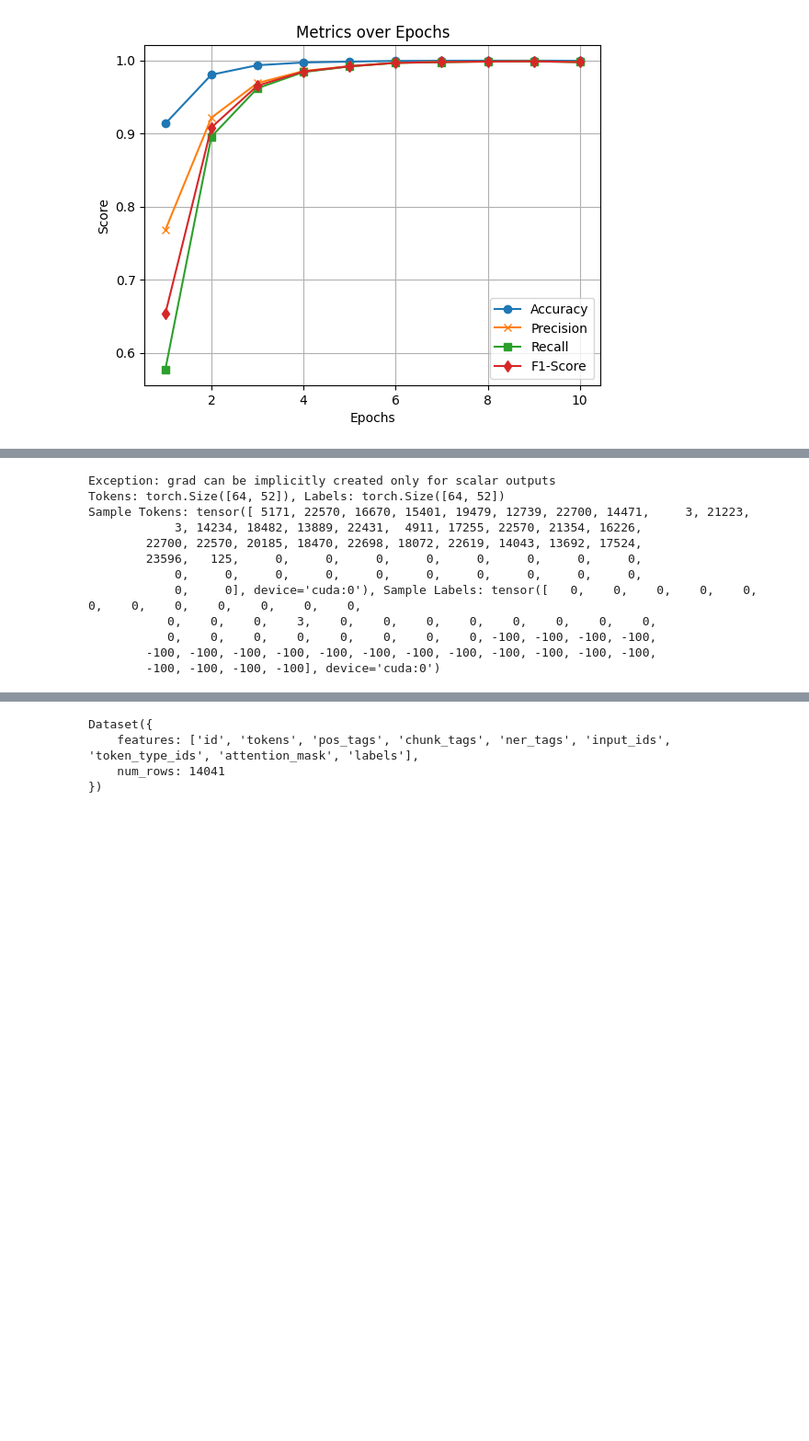
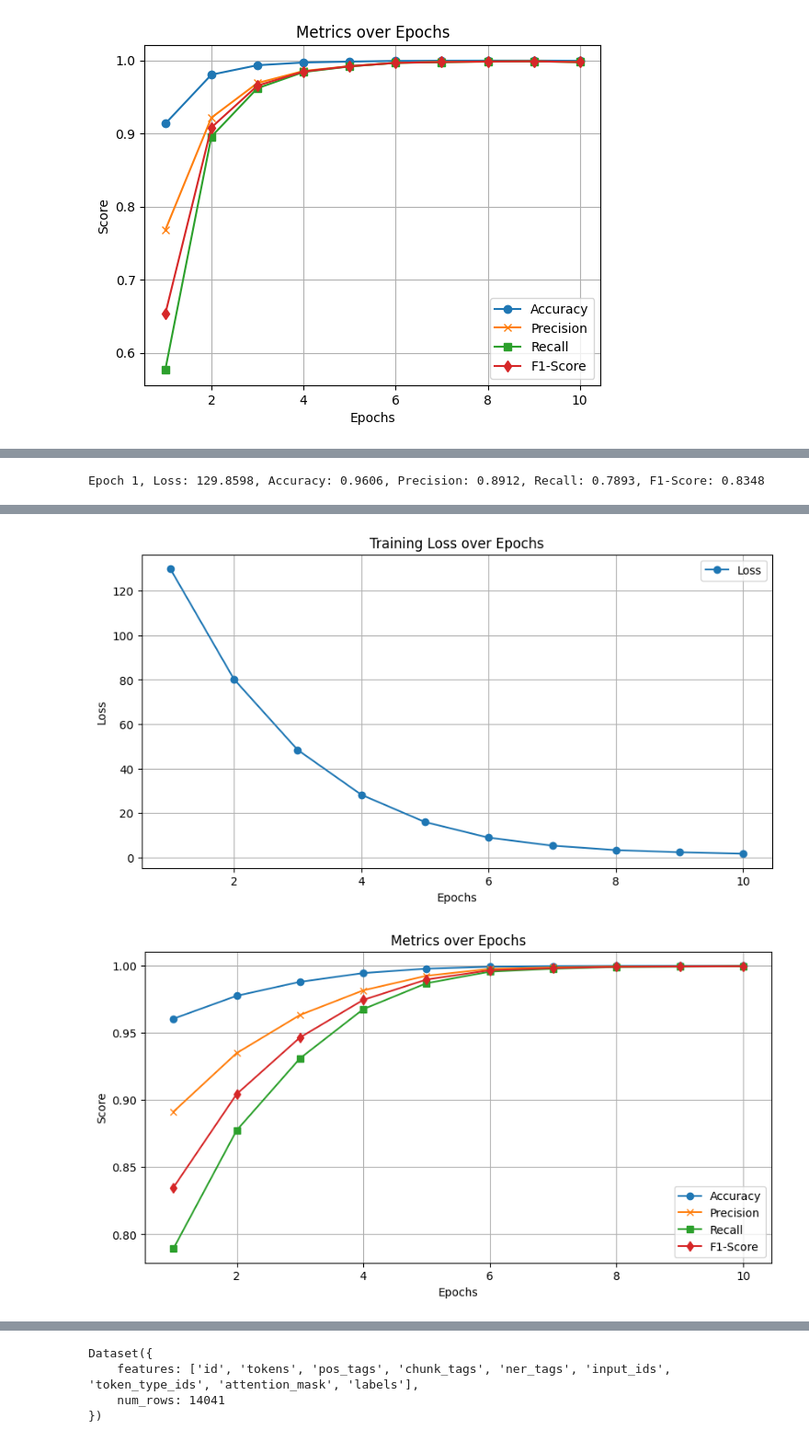
Before and after one commit to rudyrdx/ML, a Jupyter notebook: Deep Learning/NER/main2.ipynb, the cells around one changed output, grey strips where cells are left out. Shown at 92% size. Drawn from its saved outputs; the diff is of its cells as text; code cells hidden in the pictures; blank space fills up the shorter version.

```diff
--- a/Deep Learning/NER/main2.ipynb
+++ b/Deep Learning/NER/main2.ipynb
@@ -310,11 +247,17 @@ Successfully installed torchcrf-1.1.0
 # %%
+import tqdm
+loss_values = []
+accuracy_values = []
+precision_values = []
+recall_values = []
+f1_values = []
 def train_model():
     model.train()
     for epoch in range(EPOCHS):  # Number of epochs
         epoch_loss = 0
         all_preds, all_labels = [], []
 
-        for tokens, labels in train_loader:
+        for tokens, labels in tqdm.tqdm(train_loader):
             tokens, labels = tokens.to(device), labels.to(device)
             optimizer.zero_grad()
 
@@ -381,15 +324,4 @@ try:
 except Exception as e:
     print(e)
 # %% [output]
-Exception: grad can be implicitly created only for scalar outputs
-Tokens: torch.Size([64, 52]), Labels: torch.Size([64, 52])
-Sample Tokens: tensor([ 5171, 22570, 16670, 15401, 19479, 12739, 22700, 14471,     3, 21223,
-            3, 14234, 18482, 13889, 22431,  4911, 17255, 22570, 21354, 16226,
-        22700, 22570, 20185, 18470, 22698, 18072, 22619, 14043, 13692, 17524,
-        23596,   125,     0,     0,     0,     0,     0,     0,     0,     0,
-            0,     0,     0,     0,     0,     0,     0,     0,     0,     0,
-            0,     0], device='cuda:0'), Sample Labels: tensor([   0,    0,    0,    0,    0,    0,    0,    0,    0,    0,    0,    0,
-           0,    0,    0,    3,    0,    0,    0,    0,    0,    0,    0,    0,
-           0,    0,    0,    0,    0,    0,    0,    0, -100, -100, -100, -100,
-        -100, -100, -100, -100, -100, -100, -100, -100, -100, -100, -100, -100,
-        -100, -100, -100, -100], device='cuda:0')
+Epoch 1, Loss: 129.8598, Accuracy: 0.9606, Precision: 0.8912, Recall: 0.7893, F1-Score: 0.8348
@@ -396,3 +337,5 @@ Sample Tokens: tensor([ 5171, 22570, 16670, 15401, 19479, 12739, 22700, 14471,
+[figure, added]
+[figure, added]
 # %%
 import torch
 from torch.utils.data import Dataset, DataLoader
```
Also changed, not shown: parts of 9 cells of this notebook, 7 other files.
